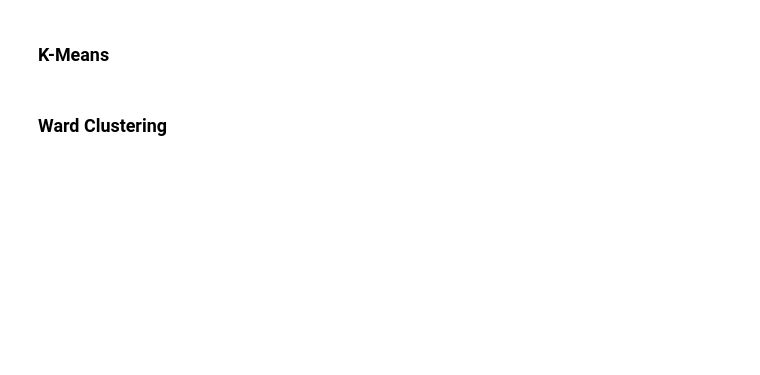
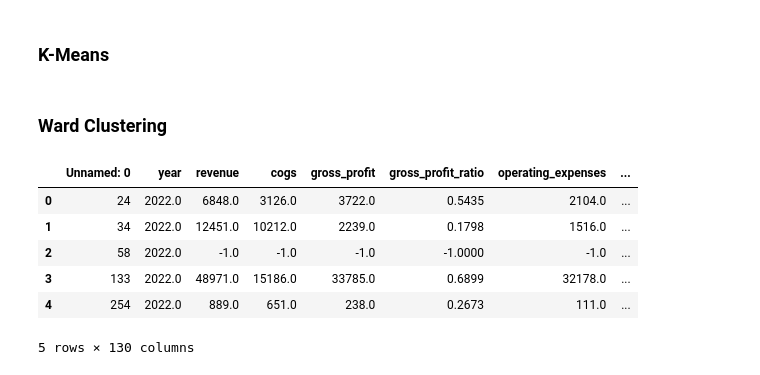
Before and after one commit to dimmittnick/finance, a Jupyter notebook: individual_stocks/clustering.ipynb, the cells around one changed output. Saved outputs shown, nothing was run; the diff lists cells and outputs as text; code cells hidden in the pictures; blank space fills up the shorter version.

```diff
--- a/individual_stocks/clustering.ipynb
+++ b/individual_stocks/clustering.ipynb
@@ -176,0 +253,12 @@ final.sort_values(by='proj_mktcap_comp', ascending=False).to_csv("/Users/nickdim
+# %%
+final = pd.merge(final, mkt_cap, on='ticker')
+# %%
+final.head()
+# %% [output]
+|  | Unnamed: 0 | year | revenue | cogs | gross_profit | gross_profit_ratio | operating_expenses | ... |
+| 0 | 24 | 2022.0 | 6848.0 | 3126.0 | 3722.0 | 0.5435 | 2104.0 | ... |
+| 1 | 34 | 2022.0 | 12451.0 | 10212.0 | 2239.0 | 0.1798 | 1516.0 | ... |
+| 2 | 58 | 2022.0 | -1.0 | -1.0 | -1.0 | -1.0000 | -1.0 | ... |
+| 3 | 133 | 2022.0 | 48971.0 | 15186.0 | 33785.0 | 0.6899 | 32178.0 | ... |
+| 4 | 254 | 2022.0 | 889.0 | 651.0 | 238.0 | 0.2673 | 111.0 | ... |
+5 rows × 130 columns
```
Also changed, not shown: parts of 24 cells of this notebook, 2 other files.
